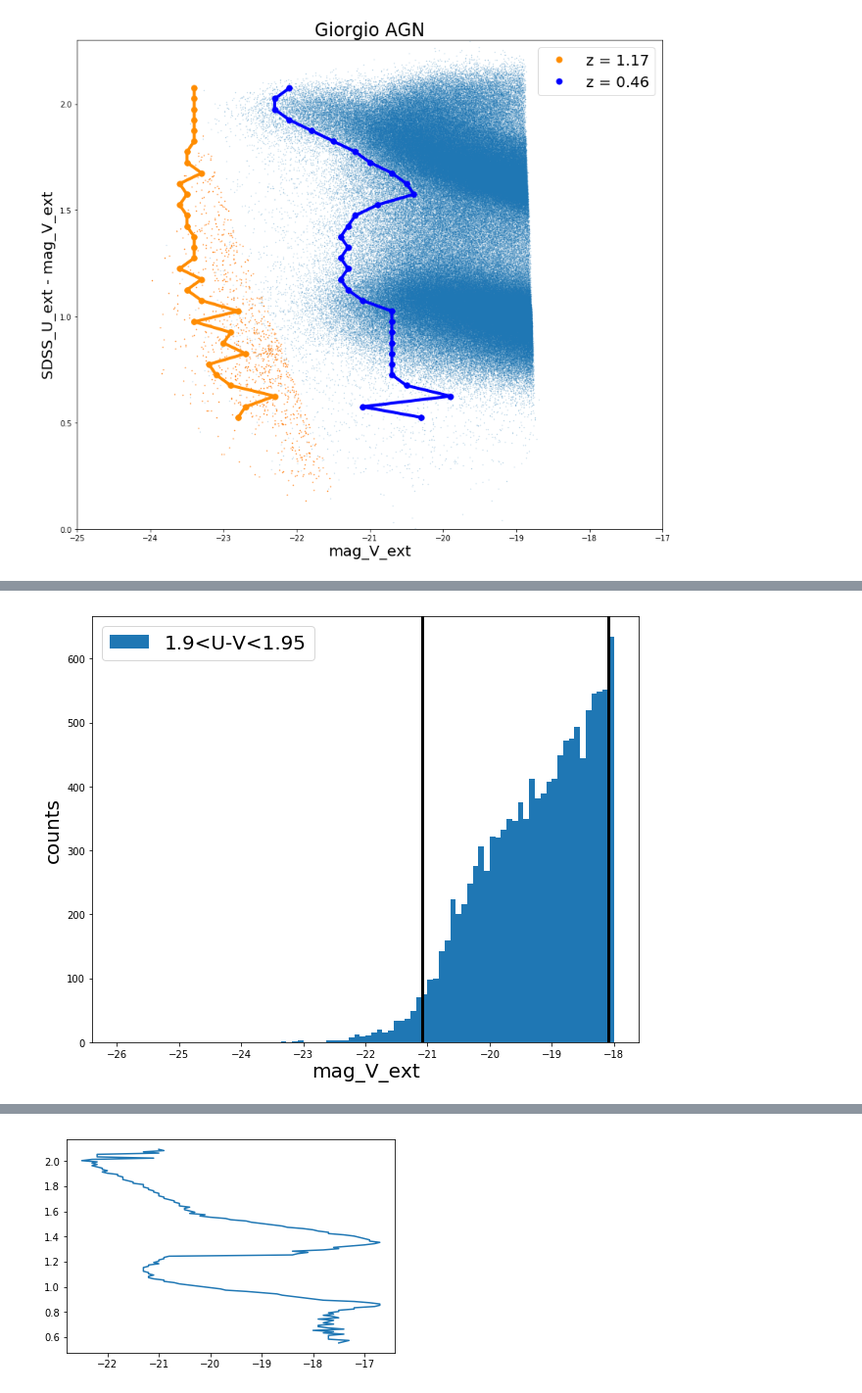
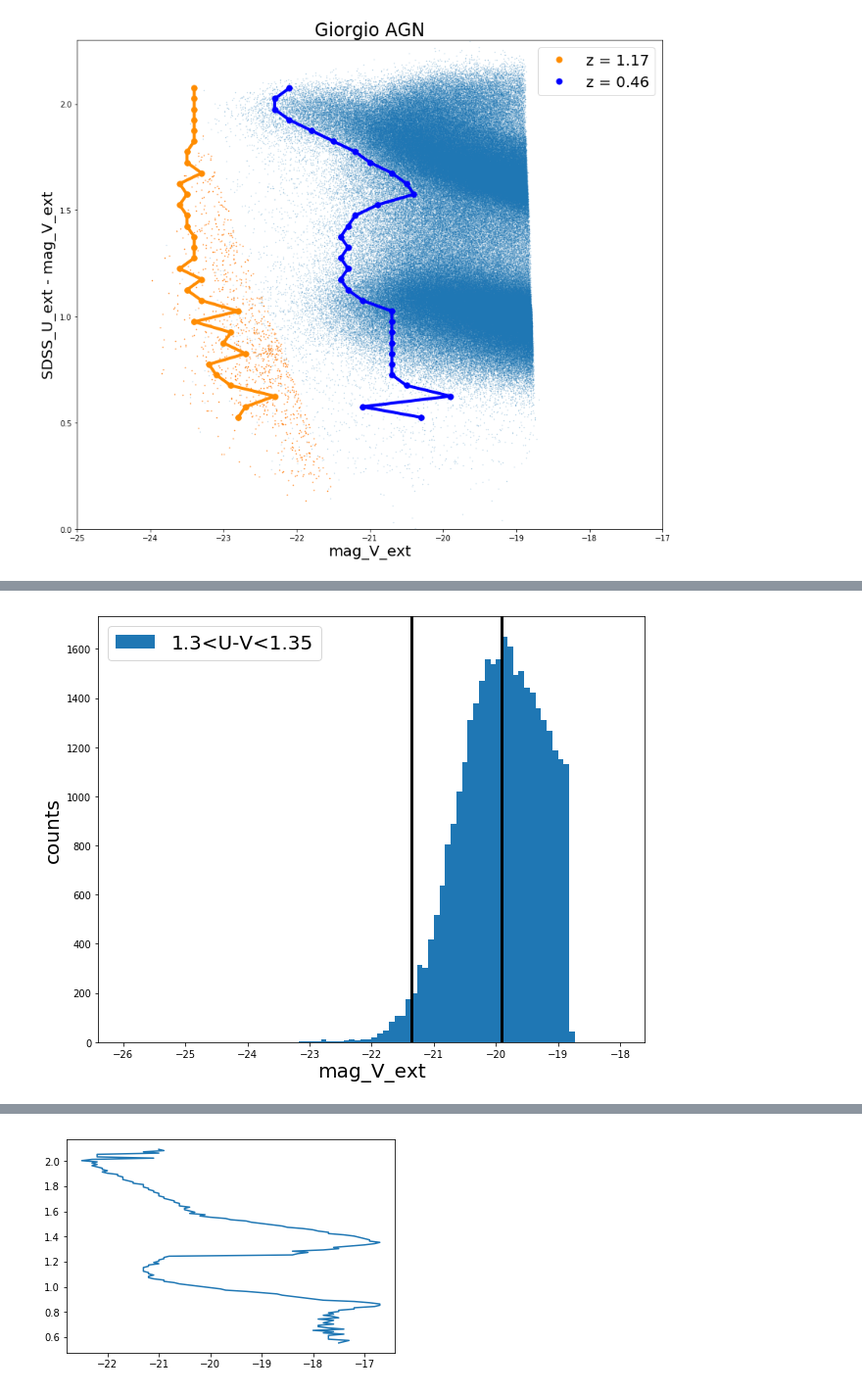
Before and after one commit to GiorgioManzoni/cosma_colmag, a Jupyter notebook: Plot_colour_magnitudes.ipynb, the cells around one changed output, grey strips where cells are left out. Shown at 98% size. Drawn from its saved outputs; the diff is of its cells as text; code cells hidden in the pictures.

```diff
--- a/Plot_colour_magnitudes.ipynb
+++ b/Plot_colour_magnitudes.ipynb
@@ -435,19 +435,19 @@ def histo_in_colour_bin(min_col,max_col):
 # %%
 # example histo in colour bin
 
-def histo_in_colour_bin_general(min_col,max_col,u,v,i,redshift,thr=0.15,xbsz=0.1):
+def histo_in_colour_bin_general(min_col,max_col,u,v,i,redshift,thr=0.15,xbsz=0.1,save=True,path='./plots/image.png'):
     plt.figure(figsize=(10,8))
 
     sec = np.where(i<ABSOLUTE_MAGNITUDE_minus5logh(22.5,z=redshift))
 
     select_colour_bin = np.where(((u[sec]-v[sec])<max_col)&((u[sec]-v[sec])>min_col))
-    plt.hist(v[select_colour_bin],bins=int((26-18)/xbsz),range=(-26,-18),label=str(min_col)+'<U-V<'+str(max_col))
+    plt.hist(v[sec][select_colour_bin],bins=int((26-18)/xbsz),range=(-26,-18),label=str(min_col)+'<U-V<'+str(max_col))
     #print(int((22-10)/0.1))
 
-    counts,b = np.histogram(v47_tot_feed[select_colour_bin],bins=int((26-18)/xbsz),range=(-26,-18))
+    counts,b = np.histogram(v[sec][select_colour_bin],bins=int((26-18)/xbsz),range=(-26,-18))
 
-    plt.axvline(b[np.where(counts==np.max(counts))],c='k',lw=3)
-
+    #plt.axvline(b[np.where(counts==np.max(counts))],c='k',lw=3)
+    plt.axvline(b[np.argmax(counts)],c='k',lw=3)
 
     #loop to find the edge
     for j in range(np.argmax(counts),0,-1):
@@ -458,6 +458,9 @@ def histo_in_colour_bin_general(min_col,max_col,u,v,i,redshift,thr=0.15,xbsz=0.1
     plt.xlabel("mag_V_ext")
     plt.ylabel('counts')
     plt.legend()
+    if save:
+        plt.savefig(path)
+
     plt.show()
 # %%
 histo_in_colour_bin(min_col=1.25,max_col=1.30)
@@ -564,12 +614,12 @@ colmag_cut(v37=np.array(ALL37['mag_V_ext']),
 # %%
-histo_in_colour_bin_general(min_col=1.90,
-                            max_col=1.95,
+histo_in_colour_bin_general(min_col=1.30,
+                            max_col=1.35,
                             v=np.array(ALL47['mag_V_ext']),
                             u=np.array(ALL47['SDSS_u_ext']),
                             i=np.array(ALL47['SDSS_i_obs_ext']),
                             redshift=0.456,
                             xbsz=0.09,
                             thr=0.15)
 # %% [output]
-[figure, old version]
+[figure, new version]
 # %%
```
Also changed, not shown: parts of 14 cells of this notebook.
